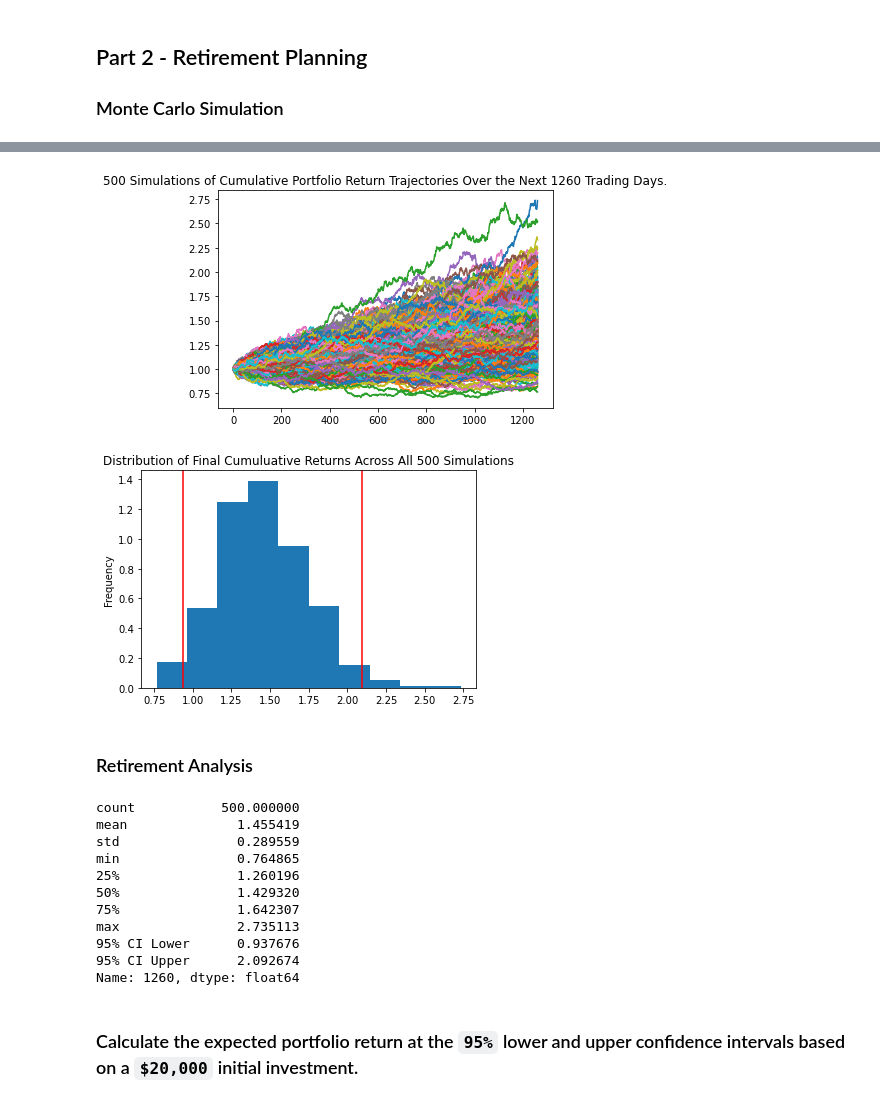
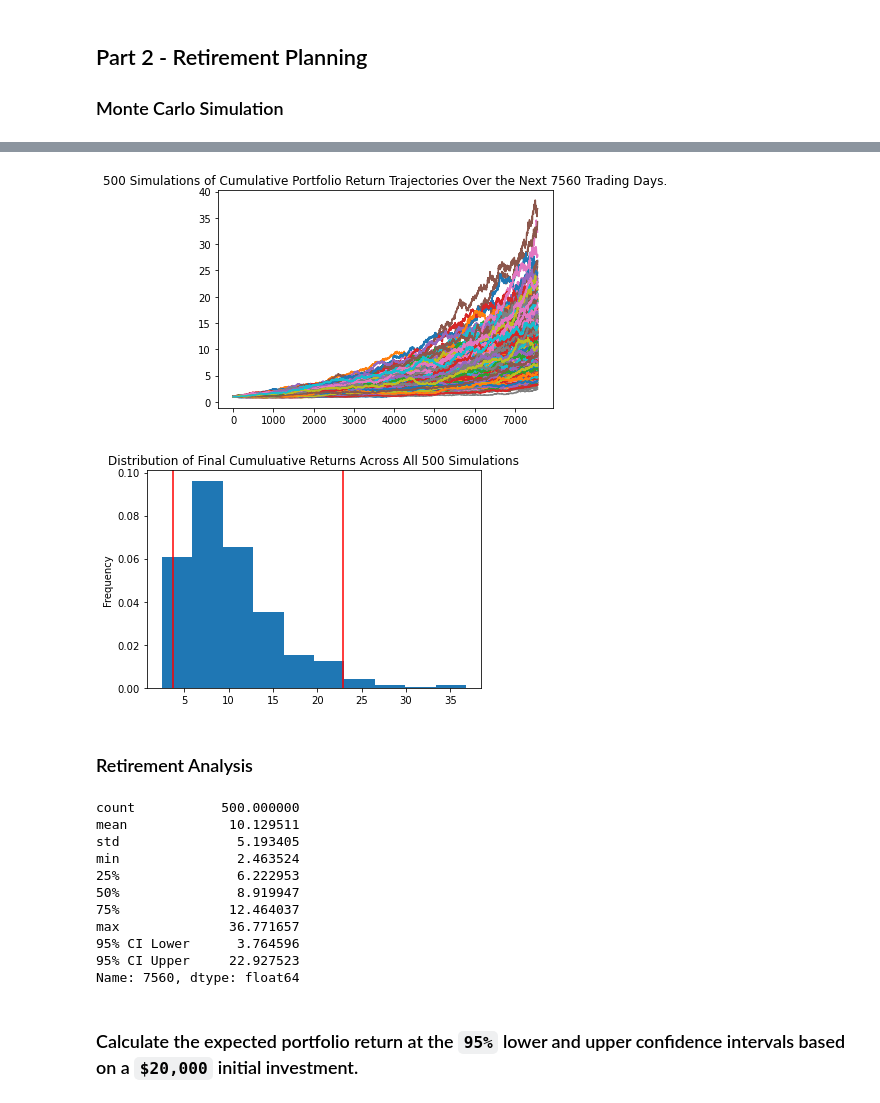
Before and after one commit to rmit-s3607407-Tony-Huang/Financial-Planning, a Jupyter notebook: financial-planner.ipynb, the cells around one changed output, grey strips where cells are left out. Saved outputs shown, nothing was run; the diff lists cells and outputs as text; code cells hidden in the pictures.

```diff
--- a/financial-planner.ipynb
+++ b/financial-planner.ipynb
@@ -193,10 +193,10 @@ df_stock_data.head()
 # %%
 # Configuring a Monte Carlo simulation to forecast 30 years cumulative returns
-MC_fiveyear = MCSimulation(
+MC_thirtyyear = MCSimulation(
     portfolio_data = df_stock_data,
     weights = [.6, .4],
     num_simulation = 500,
-    num_trading_days = 252*5
+    num_trading_days = 252*30
 )
 # %%
 # Printing the simulation input data
@@ -258,33 +258,33 @@ Running Monte Carlo simulation number 490.
 # %%
 # Plot simulation outcomes
-line_plot = MC_fiveyear.plot_simulation()
+line_plot = MC_thirtyyear.plot_simulation()
 # %% [output]
-[figure, old version]
+[figure, new version]
 # %%
 # Plot probability distribution and confidence intervals
-dist_plot = MC_fiveyear.plot_distribution()
+dist_plot = MC_thirtyyear.plot_distribution()
 # %% [output]
-[figure, old version]
+[figure, new version]
 # %% [markdown]
 ### Retirement Analysis
 # %%
 # Fetch summary statistics from the Monte Carlo simulation results
-tbl = MC_fiveyear.summarize_cumulative_return()
+tbl = MC_thirtyyear.summarize_cumulative_return()
 
 # Print summary statistics
 print(tbl)
 # %% [output]
 count           500.000000
-mean              1.455419
-std               0.289559
-min               0.764865
-25%               1.260196
-50%               1.429320
-75%               1.642307
-max               2.735113
-95% CI Lower      0.937676
-95% CI Upper      2.092674
-Name: 1260, dtype: float64
+mean             10.129511
+std               5.193405
+min               2.463524
+25%               6.222953
+50%               8.919947
+75%              12.464037
+max              36.771657
+95% CI Lower      3.764596
+95% CI Upper     22.927523
+Name: 7560, dtype: float64
 # %% [markdown]
 ### Calculate the expected portfolio return at the `95%` lower and upper confidence intervals based on a `$20,000` initial investment.
 # %%
```
Also changed, not shown: parts of 23 cells of this notebook.
